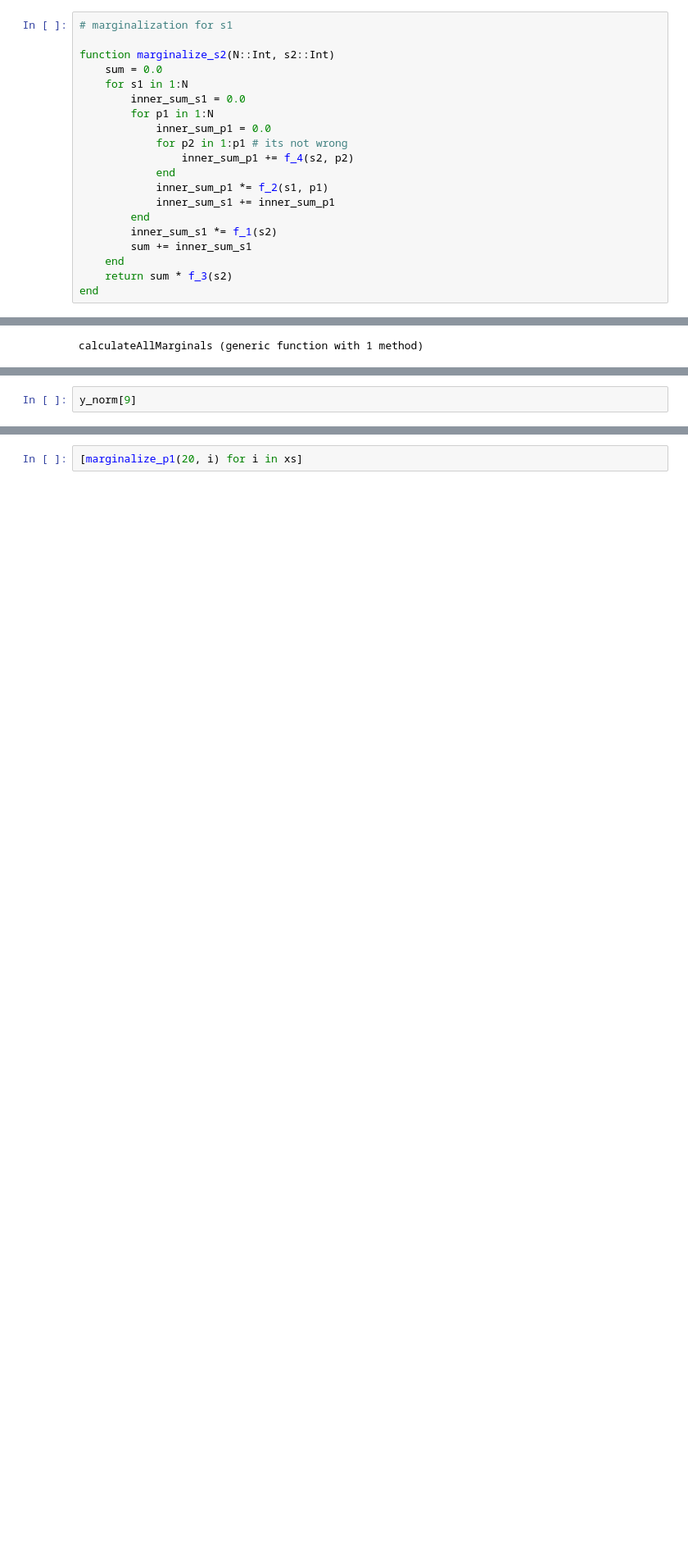
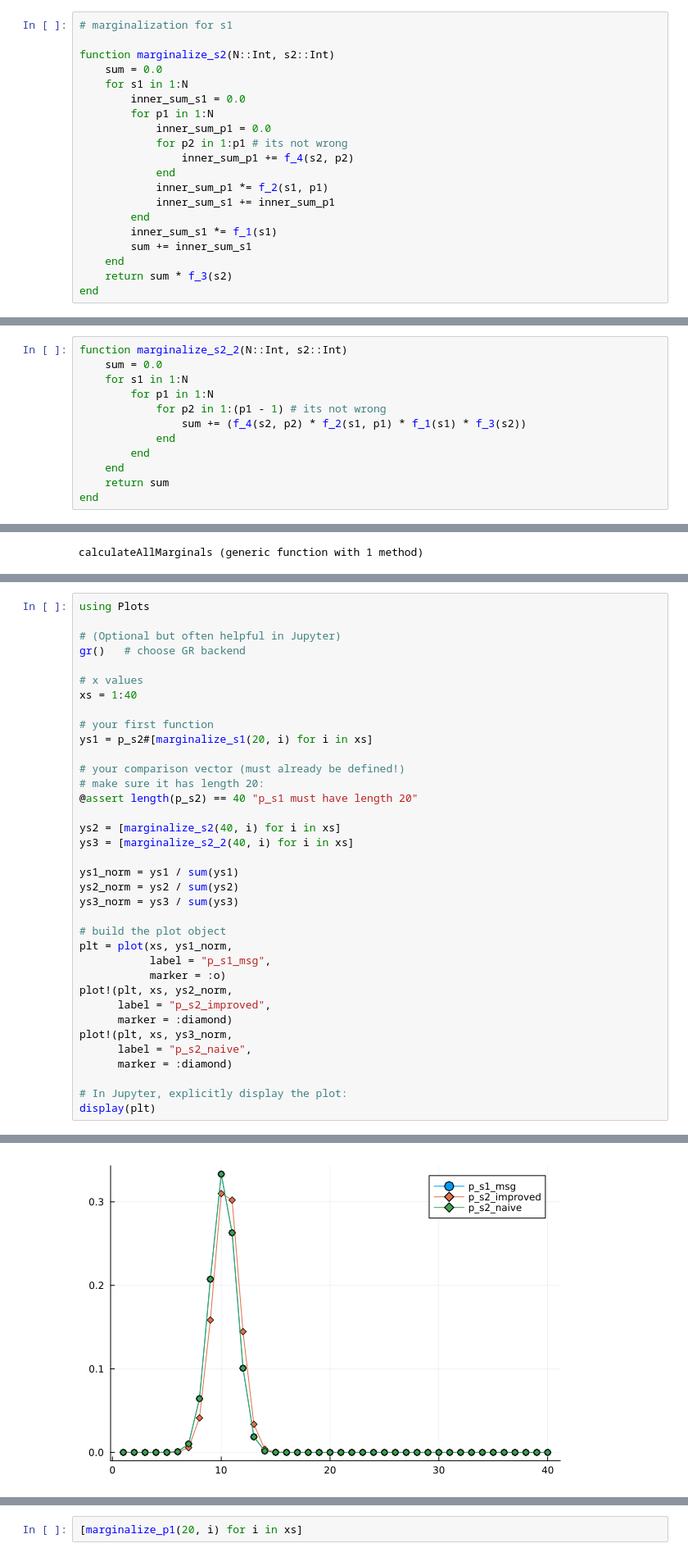
Before and after one commit to Jynns/AppliedPML_GroupA, a Jupyter notebook: shared-advanced-files/Untitled-1.ipynb, the cells around one changed output, grey strips where cells are left out. Shown at 82% size. Drawn from its saved outputs; the diff is of its cells as text; blank space fills up the shorter version.

```diff
--- a/shared-advanced-files/Untitled-1.ipynb
+++ b/shared-advanced-files/Untitled-1.ipynb
@@ -51,10 +51,22 @@ function marginalize_s2(N::Int, s2::Int)
             inner_sum_p1 *= f_2(s1, p1)
             inner_sum_s1 += inner_sum_p1
         end
-        inner_sum_s1 *= f_1(s2)
+        inner_sum_s1 *= f_1(s1)
         sum += inner_sum_s1
     end
     return sum * f_3(s2)
 end
 # %% [output]
 marginalize_s2 (generic function with 1 method)
+# %%
+function marginalize_s2_2(N::Int, s2::Int)
+    sum = 0.0
+    for s1 in 1:N
+        for p1 in 1:N
+            for p2 in 1:(p1 - 1) # its not wrong
+                sum += (f_4(s2, p2) * f_2(s1, p1) * f_1(s1) * f_3(s2))
+            end
+        end
+    end
+    return sum
+end
@@ -316,3 +364,37 @@ display(plt)
 # %%
-y_norm[9]
+using Plots
+
+# (Optional but often helpful in Jupyter)
+gr()   # choose GR backend
+
+# x values
+xs = 1:40
+
+# your first function
+ys1 = p_s2#[marginalize_s1(20, i) for i in xs]
+
+# your comparison vector (must already be defined!)
+# make sure it has length 20:
+@assert length(p_s2) == 40 "p_s1 must have length 20"
+
+ys2 = [marginalize_s2(40, i) for i in xs]
+ys3 = [marginalize_s2_2(40, i) for i in xs]
+
+ys1_norm = ys1 / sum(ys1)
+ys2_norm = ys2 / sum(ys2)
+ys3_norm = ys3 / sum(ys3)
+
+# build the plot object
+plt = plot(xs, ys1_norm,
+           label = "p_s1_msg",
+           marker = :o)
+plot!(plt, xs, ys2_norm,
+      label = "p_s2_improved",
+      marker = :diamond)
+plot!(plt, xs, ys3_norm,
+      label = "p_s2_naive",
+      marker = :diamond)
+
+# In Jupyter, explicitly display the plot:
+display(plt)
 # %% [output]
@@ -320 +401,2 @@ y_norm[9]
+[figure, added]
 # %%
```
Also changed, not shown: parts of 18 cells of this notebook.
